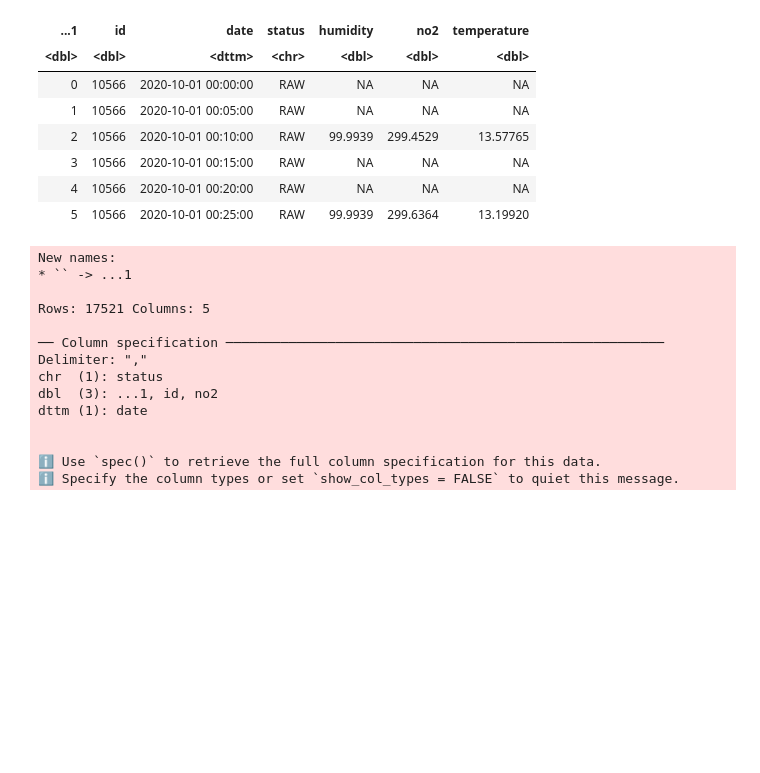
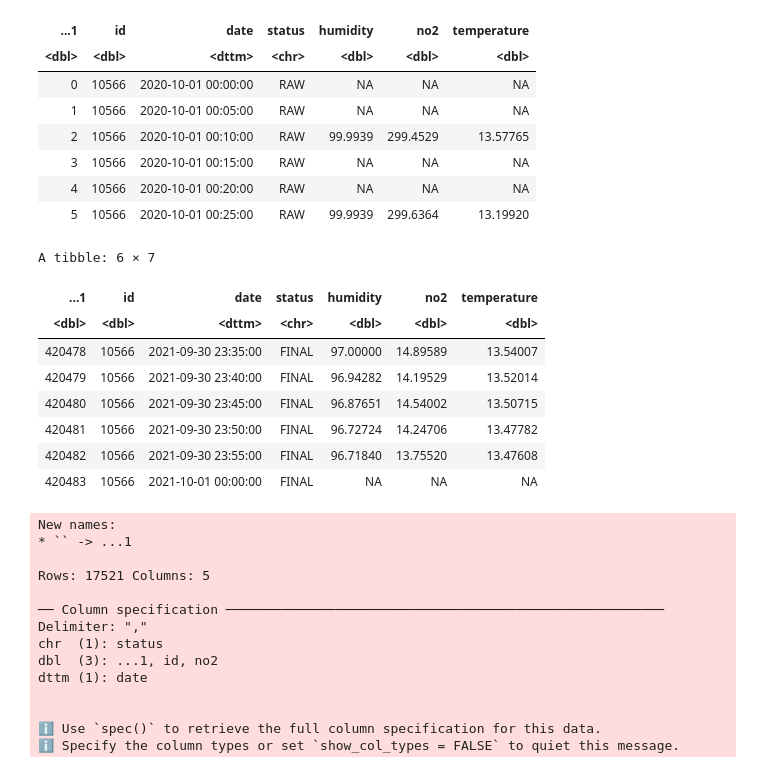
Before and after one commit to edanesh/airly1sagemaker, a Jupyter notebook: V1-Copy2.ipynb, the cells around one changed output. Drawn from its saved outputs; the diff is of its cells as text; code cells hidden in the pictures; blank space fills up the shorter version.

```diff
--- a/V1-Copy2.ipynb
+++ b/V1-Copy2.ipynb
@@ -52,6 +58,18 @@ A tibble: 6 × 7
 | 3 | 10566 | 2020-10-01 00:15:00 | RAW | NA | NA | NA |
 | 4 | 10566 | 2020-10-01 00:20:00 | RAW | NA | NA | NA |
 | 5 | 10566 | 2020-10-01 00:25:00 | RAW | 99.9939 | 299.6364 | 13.19920 |
+# %%
+tail(data_airly_all)
+# %% [output]
+A tibble: 6 × 7
+| ...1 | id | date | status | humidity | no2 | temperature |
+| <dbl> | <dbl> | <dttm> | <chr> | <dbl> | <dbl> | <dbl> |
+| 420478 | 10566 | 2021-09-30 23:35:00 | FINAL | 97.00000 | 14.89589 | 13.54007 |
+| 420479 | 10566 | 2021-09-30 23:40:00 | FINAL | 96.94282 | 14.19529 | 13.52014 |
+| 420480 | 10566 | 2021-09-30 23:45:00 | FINAL | 96.87651 | 14.54002 | 13.50715 |
+| 420481 | 10566 | 2021-09-30 23:50:00 | FINAL | 96.72724 | 14.24706 | 13.47782 |
+| 420482 | 10566 | 2021-09-30 23:55:00 | FINAL | 96.71840 | 13.75520 | 13.47608 |
+| 420483 | 10566 | 2021-10-01 00:00:00 | FINAL | NA | NA | NA |
 # %%
 data_airly_all <- data_airly_all %>%
   filter(date > "2021-01-01 00-00-00")
```
Also changed, not shown: parts of 36 cells of this notebook.
